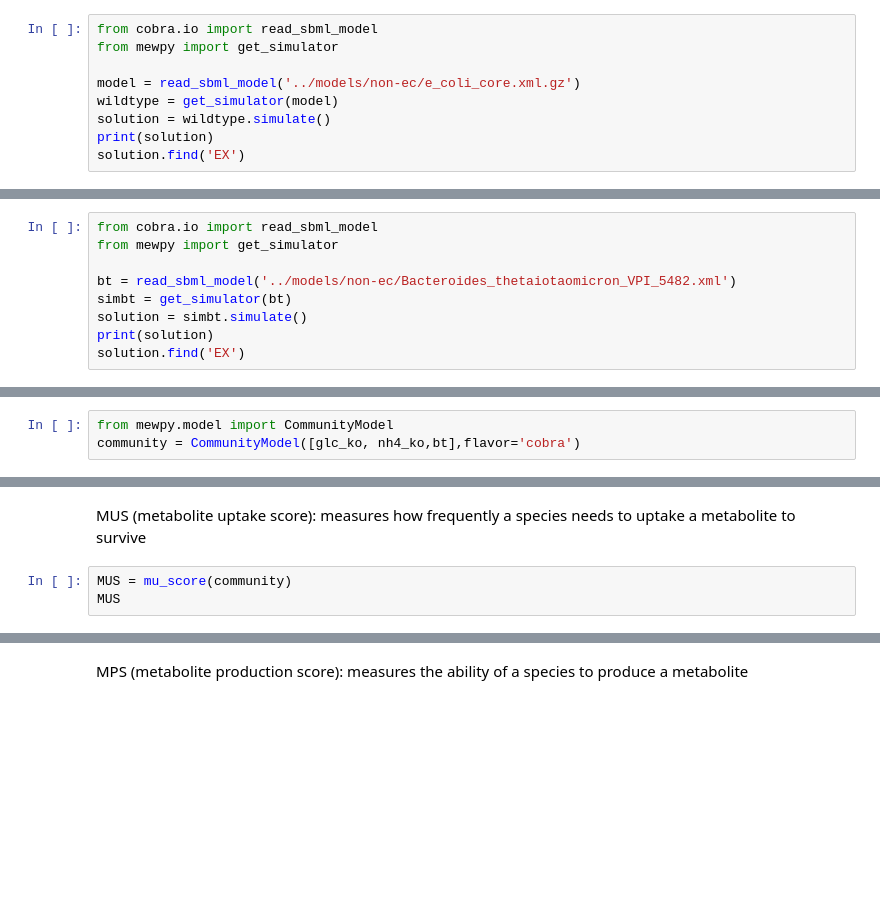
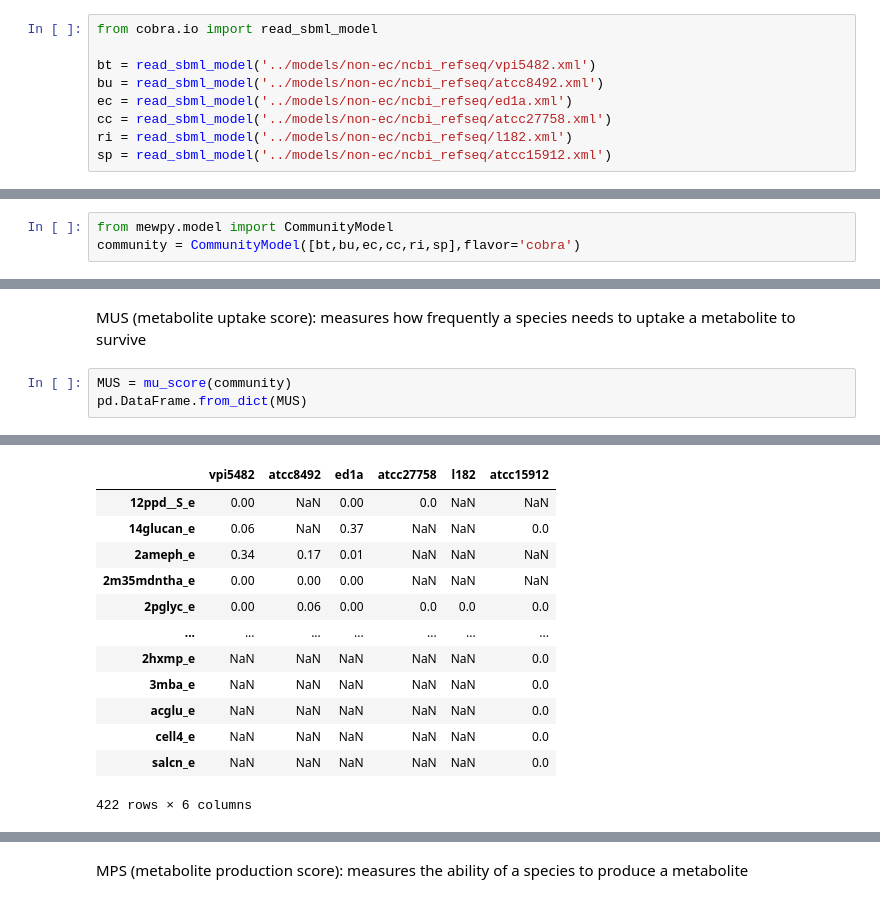
Before and after one commit to areias03/tmCOM, a Jupyter notebook: notebooks/08-community.ipynb, the cells around one changed output, grey strips where cells are left out. Drawn from its saved outputs; the diff is of its cells as text; blank space fills up the shorter version.

```diff
--- a/notebooks/08-community.ipynb
+++ b/notebooks/08-community.ipynb
@@ -55,10 +54,10 @@ If you are running this notebook in Colab, you need to perform the following ste
 We will create a synthetic microbial consortium with two *E. coli* mutants growing in minimal medium. In one of the mutants we will knockout the glucose transporter and in the other we will knockout the ammonium transporter.
 # %%
 from cobra.io import read_sbml_model
-from mewpy import get_simulator
 
-model = read_sbml_model('../models/non-ec/e_coli_core.xml.gz')
-wildtype = get_simulator(model)
-solution = wildtype.simulate()
-print(solution)
-solution.find('EX')
+bt = read_sbml_model('../models/non-ec/ncbi_refseq/vpi5482.xml')
+bu = read_sbml_model('../models/non-ec/ncbi_refseq/atcc8492.xml')
+ec = read_sbml_model('../models/non-ec/ncbi_refseq/ed1a.xml')
+cc = read_sbml_model('../models/non-ec/ncbi_refseq/atcc27758.xml')
+ri = read_sbml_model('../models/non-ec/ncbi_refseq/l182.xml')
+sp = read_sbml_model('../models/non-ec/ncbi_refseq/atcc15912.xml')
@@ -65,9 +65,0 @@ solution.find('EX')
-# %%
-from cobra.io import read_sbml_model
-from mewpy import get_simulator
-
-bt = read_sbml_model('../models/non-ec/Bacteroides_thetaiotaomicron_VPI_5482.xml')
-simbt = get_simulator(bt)
-solution = simbt.simulate()
-print(solution)
-solution.find('EX')
@@ -100,5 +125,5 @@ over
 **MEWpy** has some basic functionality for working with microbial communities, one is the `CommunityModel` class to create microbial communities from a list of models of individual species:
 # %%
 from mewpy.model import CommunityModel
-community = CommunityModel([glc_ko, nh4_ko,bt],flavor='cobra')
+community = CommunityModel([bt,bu,ec,cc,ri,sp],flavor='cobra')
 # %%
@@ -238,4 +454,5 @@ sc_score(community)
 MUS (metabolite uptake score): measures how frequently a species needs to uptake a metabolite to survive
 # %%
 MUS = mu_score(community)
-MUS
+pd.DataFrame.from_dict(MUS)
+# %% [output]
@@ -242 +476,14 @@ MUS
+|  | vpi5482 | atcc8492 | ed1a | atcc27758 | l182 | atcc15912 |
+| 12ppd__S_e | 0.00 | NaN | 0.00 | 0.0 | NaN | NaN |
+| 14glucan_e | 0.06 | NaN | 0.37 | NaN | NaN | 0.0 |
+| 2ameph_e | 0.34 | 0.17 | 0.01 | NaN | NaN | NaN |
+| 2m35mdntha_e | 0.00 | 0.00 | 0.00 | NaN | NaN | NaN |
+| 2pglyc_e | 0.00 | 0.06 | 0.00 | 0.0 | 0.0 | 0.0 |
+| ... | ... | ... | ... | ... | ... | ... |
+| 2hxmp_e | NaN | NaN | NaN | NaN | NaN | 0.0 |
+| 3mba_e | NaN | NaN | NaN | NaN | NaN | 0.0 |
+| acglu_e | NaN | NaN | NaN | NaN | NaN | 0.0 |
+| cell4_e | NaN | NaN | NaN | NaN | NaN | 0.0 |
+| salcn_e | NaN | NaN | NaN | NaN | NaN | 0.0 |
+422 rows × 6 columns
 # %%
```
Also changed, not shown: parts of 47 cells of this notebook, 48 other files.
